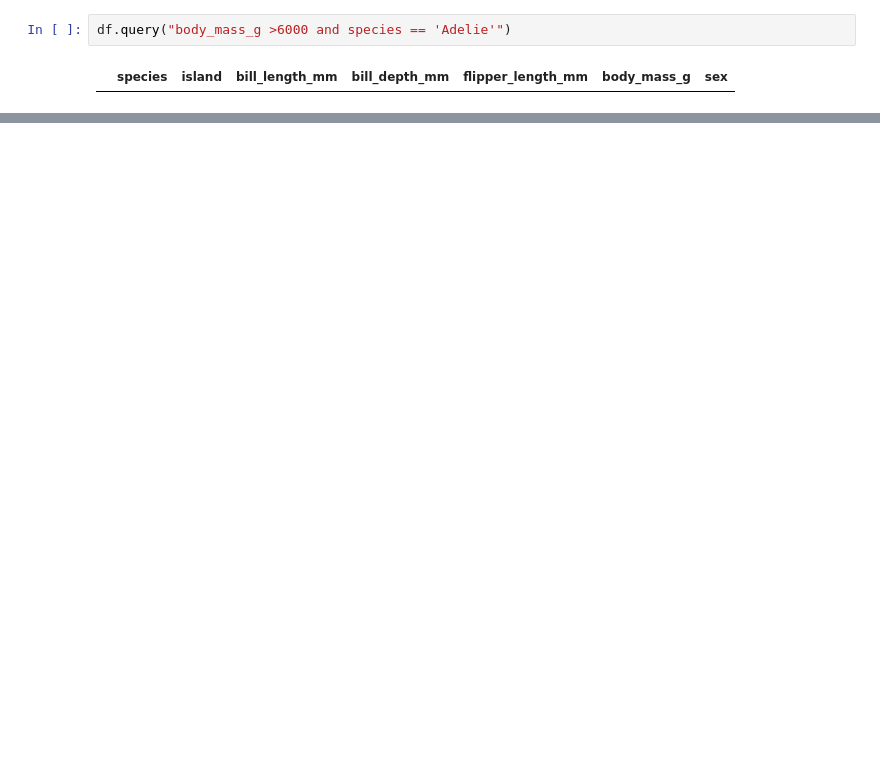
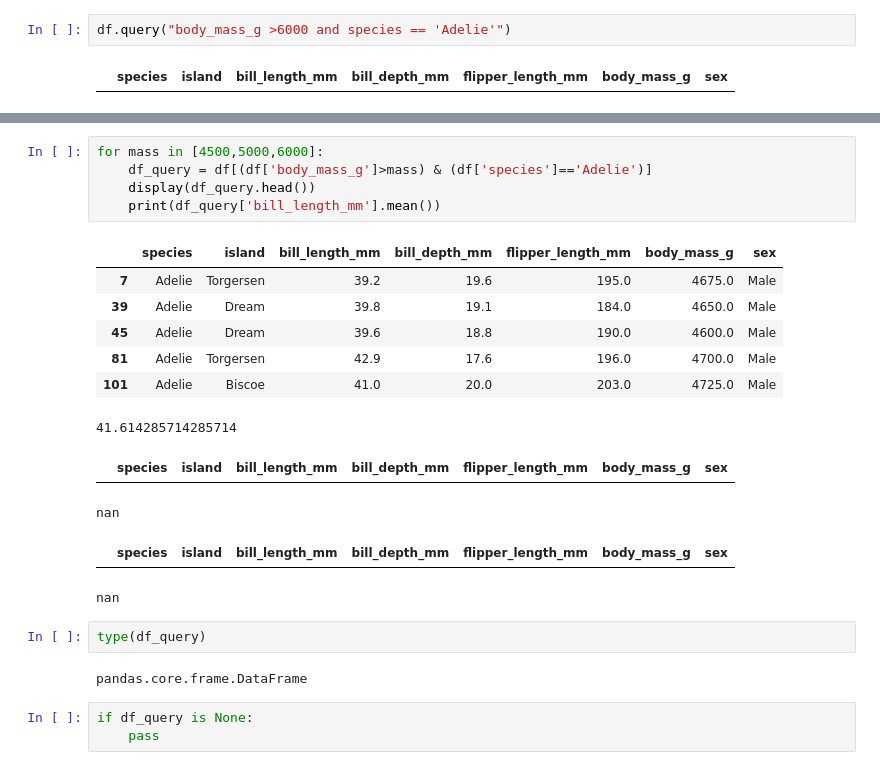
Before and after one commit to 21ckwj/Data-Analysis, a Jupyter notebook: blog용/[데이터시각화] sns.kdeplot.ipynb, the cells around one changed output, grey strips where cells are left out. Saved outputs shown, nothing was run; the diff lists cells and outputs as text; blank space fills up the shorter version.

```diff
--- a/blog용/[pandas] 빈 데이터프레임 골라내기.ipynb
+++ b/blog용/[데이터시각화] sns.kdeplot.ipynb
@@ -55,0 +62,24 @@ df_query
+# %%
+for mass in [4500,5000,6000]:
+    df_query = df[(df['body_mass_g']>mass) & (df['species']=='Adelie')]
+    display(df_query.head())
+    print(df_query['bill_length_mm'].mean())
+# %% [output]
+|  | species | island | bill_length_mm | bill_depth_mm | flipper_length_mm | body_mass_g | sex |
+| 7 | Adelie | Torgersen | 39.2 | 19.6 | 195.0 | 4675.0 | Male |
+| 39 | Adelie | Dream | 39.8 | 19.1 | 184.0 | 4650.0 | Male |
+| 45 | Adelie | Dream | 39.6 | 18.8 | 190.0 | 4600.0 | Male |
+| 81 | Adelie | Torgersen | 42.9 | 17.6 | 196.0 | 4700.0 | Male |
+| 101 | Adelie | Biscoe | 41.0 | 20.0 | 203.0 | 4725.0 | Male |
+41.614285714285714
+|  | species | island | bill_length_mm | bill_depth_mm | flipper_length_mm | body_mass_g | sex |
+nan
+|  | species | island | bill_length_mm | bill_depth_mm | flipper_length_mm | body_mass_g | sex |
+nan
+# %%
+type(df_query)
+# %% [output]
+pandas.core.frame.DataFrame
+# %%
+if df_query is None:
+    pass
```
Also changed, not shown: parts of 2 cells of this notebook.
